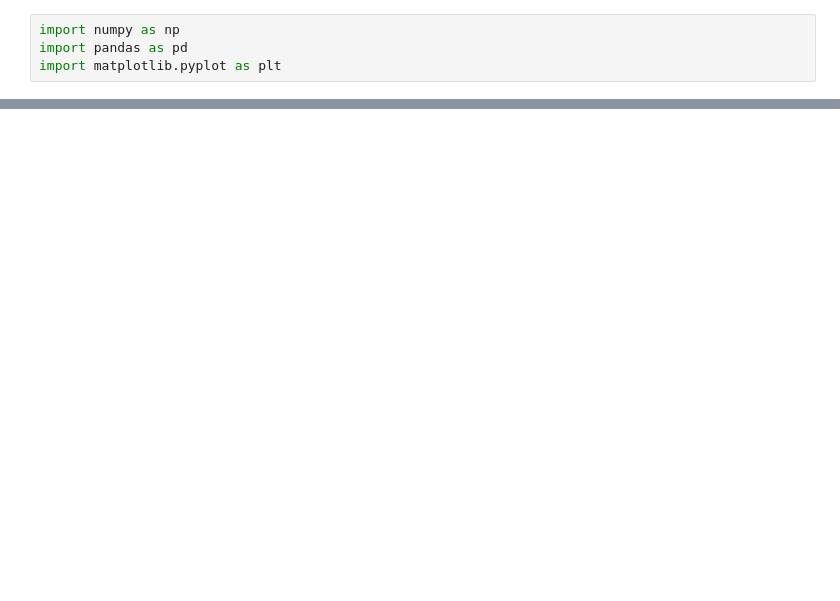
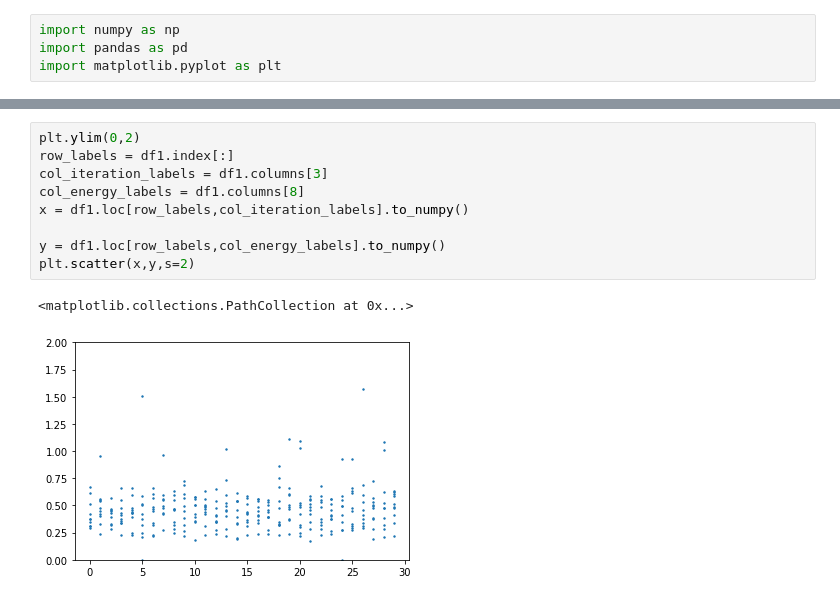
Before and after one commit to kikyo01/info250, a Jupyter notebook: project1/project1.ipynb, the cells around one changed output, grey strips where cells are left out. Saved outputs shown, nothing was run; the diff lists cells and outputs as text; blank space fills up the shorter version.

```diff
--- a/project1/project1.ipynb
+++ b/project1/project1.ipynb
@@ -38,0 +69,12 @@ plt.plot(x,y)
+# %%
+plt.ylim(0,2)
+row_labels = df1.index[:]
+col_iteration_labels = df1.columns[3]
+col_energy_labels = df1.columns[8]
+x = df1.loc[row_labels,col_iteration_labels].to_numpy()
+
+y = df1.loc[row_labels,col_energy_labels].to_numpy()
+plt.scatter(x,y,s=2)
+# %% [output]
+<matplotlib.collections.PathCollection at 0x...>
+[figure, added]
```
Also changed, not shown: parts of 4 cells of this notebook.
